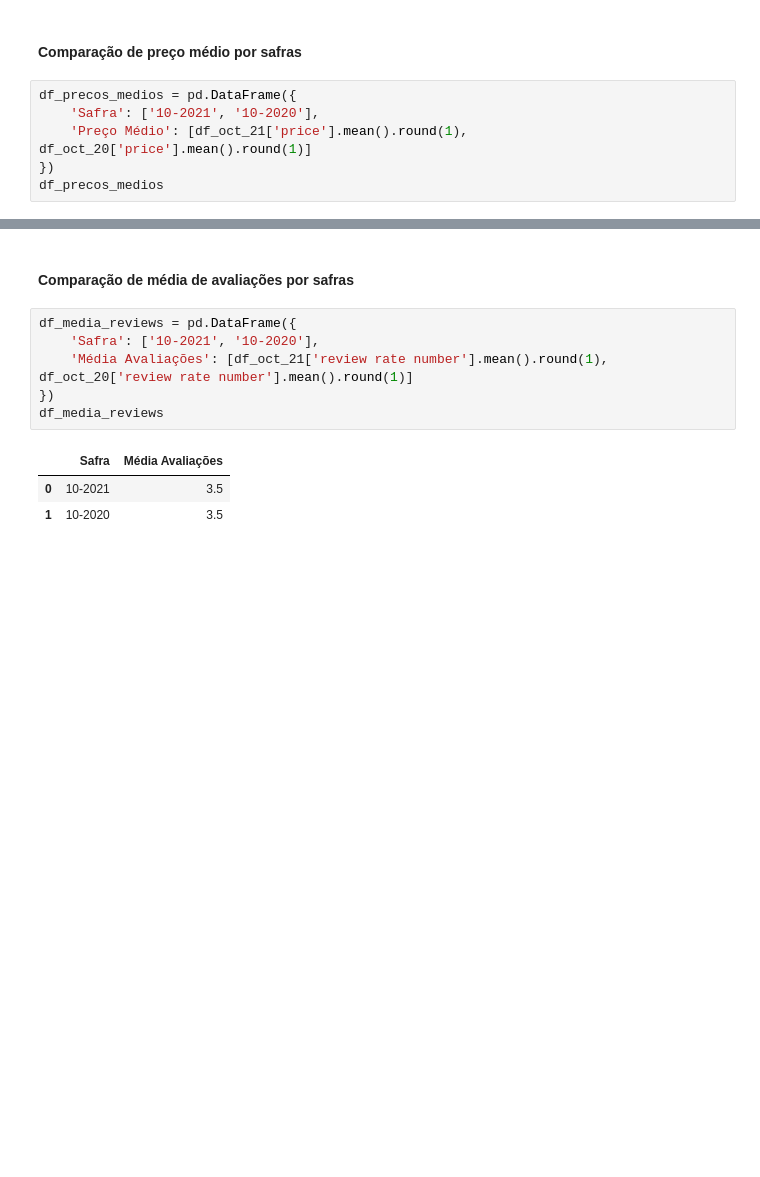
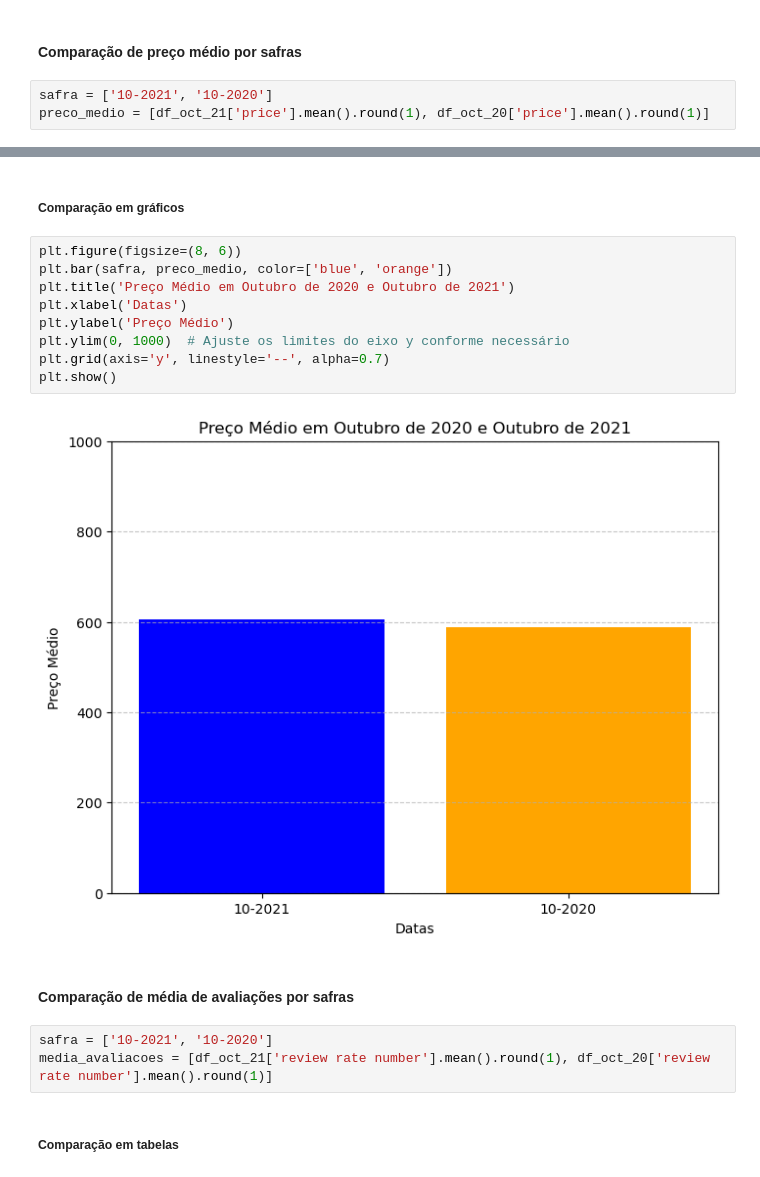
Before and after one commit to jamesgcastrof/Desafio_Tecnico_Engenharia_De_Dados, a Jupyter notebook: 4_tratamento_limpeza_dados/data_cleaning.ipynb, the cells around one changed output, grey strips where cells are left out. Saved outputs shown, nothing was run; the diff lists cells and outputs as text; blank space fills up the shorter version.

Commit message:
adding charts
charts

```diff
--- a/4_tratamento_limpeza_dados/data_cleaning.ipynb
+++ b/4_tratamento_limpeza_dados/data_cleaning.ipynb
@@ -217,8 +216,5 @@ Dados salvos em last review safra_2010.csv
 # %% [markdown]
 #### Comparação de preço  médio por safras
 # %%
-df_precos_medios = pd.DataFrame({
-    'Safra': ['10-2021', '10-2020'],
-    'Preço Médio': [df_oct_21['price'].mean().round(1), df_oct_20['price'].mean().round(1)]
-})
-df_precos_medios
+safra = ['10-2021', '10-2020']
+preco_medio = [df_oct_21['price'].mean().round(1), df_oct_20['price'].mean().round(1)]
@@ -229,12 +233,20 @@ df_precos_medios
+# %% [markdown]
+##### Comparação em gráficos
+# %%
+plt.figure(figsize=(8, 6))
+plt.bar(safra, preco_medio, color=['blue', 'orange'])
+plt.title('Preço Médio em Outubro de 2020 e Outubro de 2021')
+plt.xlabel('Datas')
+plt.ylabel('Preço Médio')
+plt.ylim(0, 1000)  # Ajuste os limites do eixo y conforme necessário
+plt.grid(axis='y', linestyle='--', alpha=0.7)
+plt.show()
+# %% [output]
+[figure, added]
 # %% [markdown]
 #### Comparação de média de avaliações por safras
 # %%
-df_media_reviews = pd.DataFrame({
-    'Safra': ['10-2021', '10-2020'],
-    'Média Avaliações': [df_oct_21['review rate number'].mean().round(1), df_oct_20['review rate number'].mean().round(1)]
-})
-df_media_reviews
+safra = ['10-2021', '10-2020']
+media_avaliacoes = [df_oct_21['review rate number'].mean().round(1), df_oct_20['review rate number'].mean().round(1)]
-# %% [output]
-|  | Safra | Média Avaliações |
-| 0 | 10-2021 | 3.5 |
-| 1 | 10-2020 | 3.5 |
+# %% [markdown]
+##### Comparação em tabelas
```
Also changed, not shown: parts of 7 cells of this notebook.
